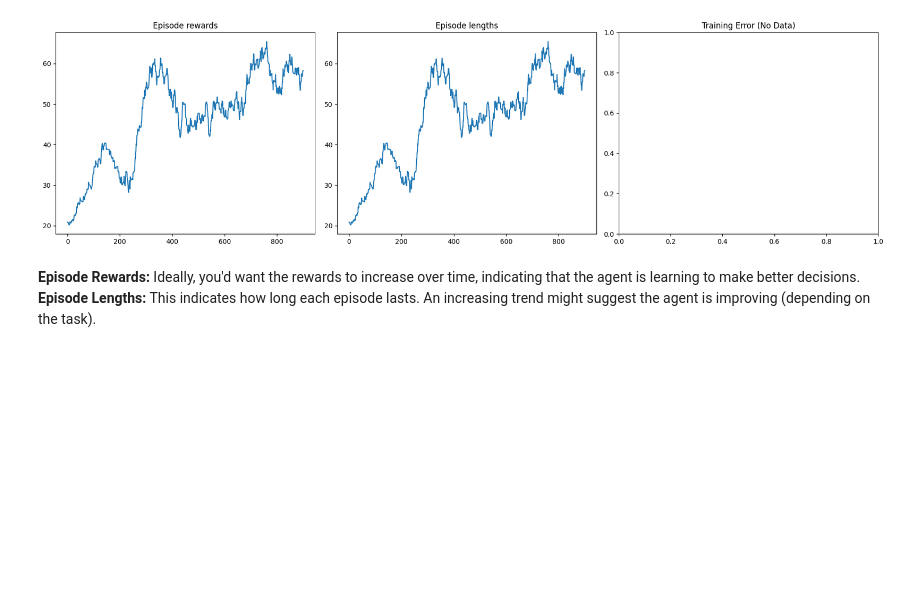
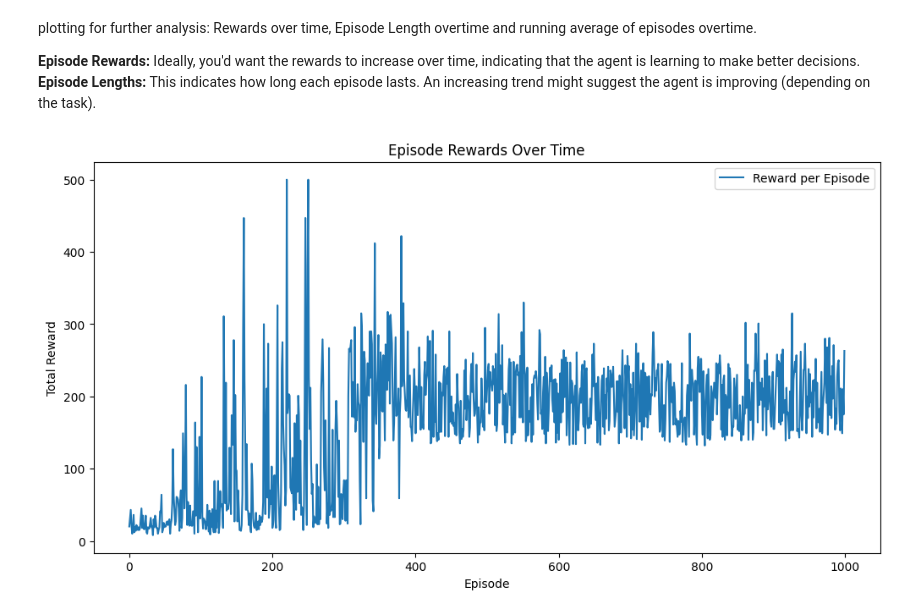
Before and after one commit to Royer511/ML-Cartpole, a Jupyter notebook: cartpole.ipynb, the cells around one changed output. Cells and saved outputs as stored; diff of their text form; code cells hidden in the pictures; blank space fills up the shorter version.

```diff
--- a/cartpole.ipynb
+++ b/cartpole.ipynb
@@ -77,39 +50,0 @@ for episode in tqdm(range(n_episodes)):
-# %%
-# Hyperparameters for plotting
-rolling_length = 100  # We'll use a rolling average over 100 episodes to smooth the visualization
-
-# Create the plots
-fig, axs = plt.subplots(ncols=3, figsize=(18, 5))
-
-# 1. Episode rewards
-axs[0].set_title("Episode rewards")
-reward_moving_average = (
-    np.convolve(agent.rewards, np.ones(rolling_length), mode="valid")
-    / rolling_length
-)
-axs[0].plot(reward_moving_average)
-
-# 2. Episode lengths
-axs[1].set_title("Episode lengths")
-length_moving_average = (
-    np.convolve(agent.episode_lengths, np.ones(rolling_length), mode="valid")
-    / rolling_length
-)
-axs[1].plot(length_moving_average)
-
-# 3. Training Error
-if len(agent.training_errors) > 0:
-    axs[2].set_title("Training Error")
-    training_error_moving_average = (
-        np.convolve(agent.training_errors, np.ones(rolling_length), mode="valid")
-        / rolling_length
-    )
-    axs[2].plot(training_error_moving_average)
-else:
-    axs[2].set_title("Training Error (No Data)")
-
-# Show the plots
-plt.tight_layout()
-plt.show()
-# %% [output]
-[figure, removed]
@@ -116,3 +109,16 @@ plt.show()
 # %% [markdown]
+plotting for further analysis:
+Rewards over time, Episode Length overtime and running average of episodes overtime.
+
 **Episode Rewards:** Ideally, you'd want the rewards to increase over time, indicating that the agent is learning to make better decisions.
 **Episode Lengths:** This indicates how long each episode lasts. An increasing trend might suggest the agent is improving (depending on the task).
+# %%
+plt.figure(figsize=(12, 6))
+plt.plot(rewards, label='Reward per Episode')
+plt.title('Episode Rewards Over Time')
+plt.xlabel('Episode')
+plt.ylabel('Total Reward')
+plt.legend()
+plt.show()
+# %% [output]
+[figure, added]
```
Also changed, not shown: parts of 5 cells of this notebook.
